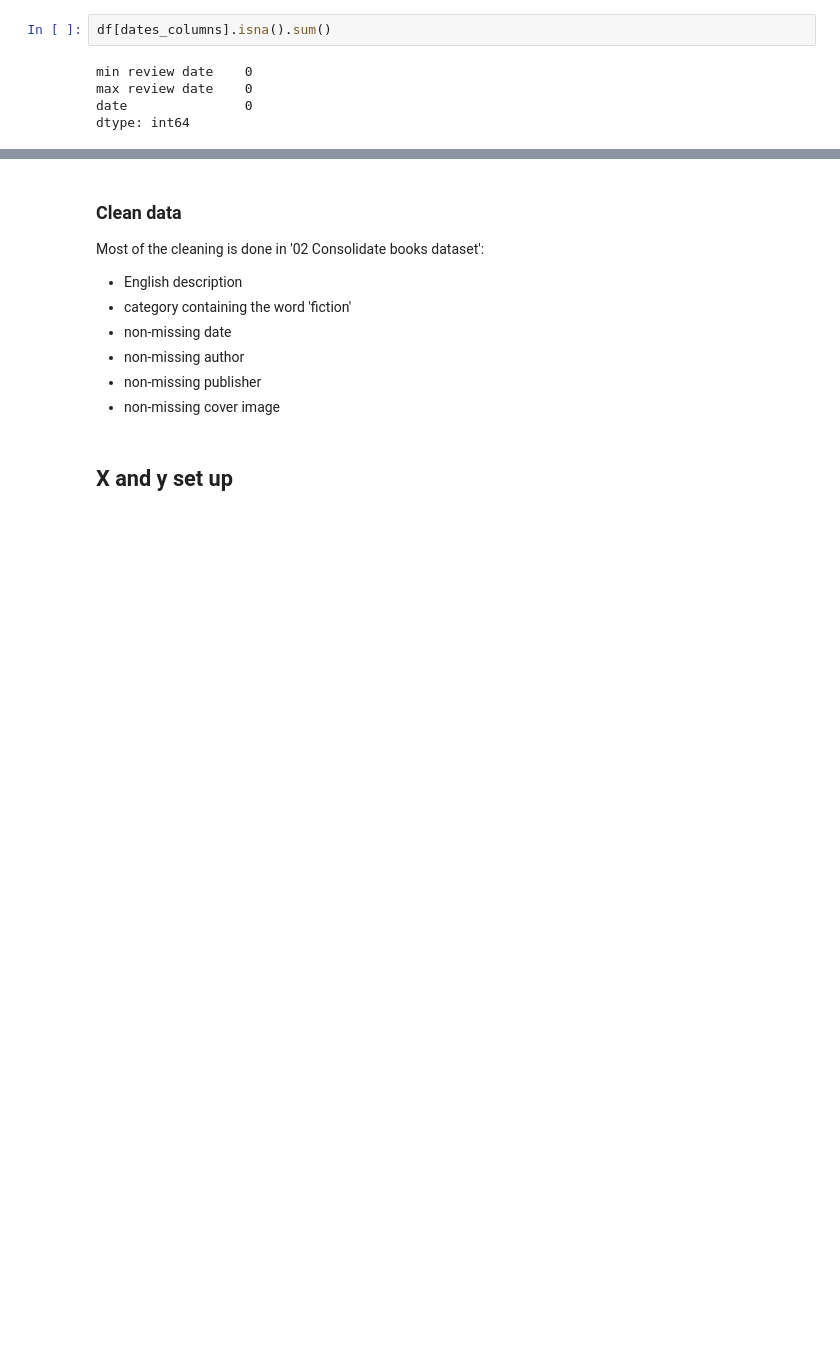
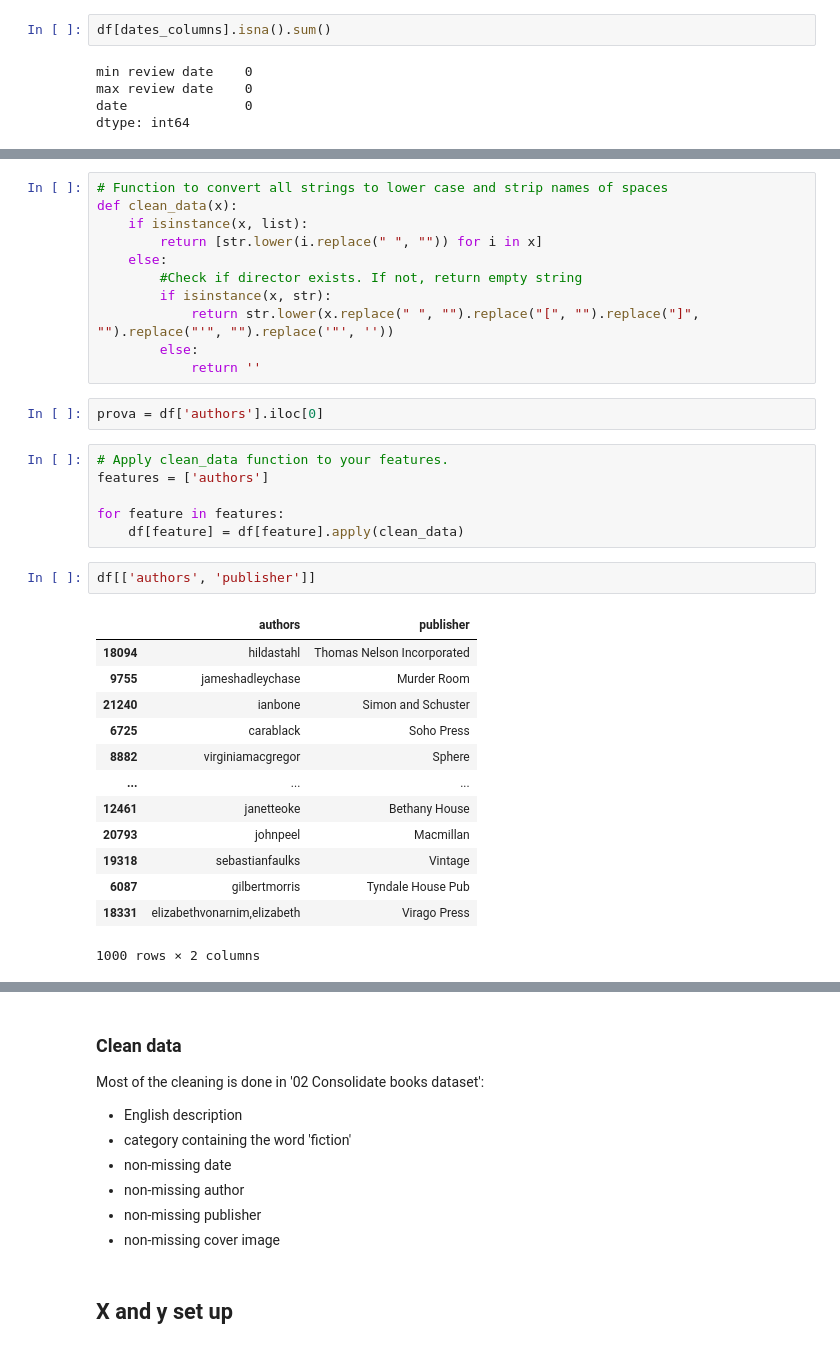
Before and after one commit to MargheSerena/Group-project, a Jupyter notebook: 03 ML set up_MF.ipynb, the cells around one changed output, grey strips where cells are left out. Saved outputs shown, nothing was run; the diff lists cells and outputs as text; blank space fills up the shorter version.

```diff
--- a/03 ML set up_MF.ipynb
+++ b/03 ML set up_MF.ipynb
@@ -158,0 +174,35 @@ dtype: int64
+# %%
+# Function to convert all strings to lower case and strip names of spaces
+def clean_data(x):
+    if isinstance(x, list):
+        return [str.lower(i.replace(" ", "")) for i in x]
+    else:
+        #Check if director exists. If not, return empty string
+        if isinstance(x, str):
+            return str.lower(x.replace(" ", "").replace("[", "").replace("]", "").replace("'", "").replace('"', ''))
+        else:
+            return ''
+# %%
+prova = df['authors'].iloc[0]
+# %%
+# Apply clean_data function to your features.
+features = ['authors']
+
+for feature in features:
+    df[feature] = df[feature].apply(clean_data)
+# %%
+df[['authors', 'publisher']]
+# %% [output]
+|  | authors | publisher |
+| 18094 | hildastahl | Thomas Nelson Incorporated |
+| 9755 | jameshadleychase | Murder Room |
+| 21240 | ianbone | Simon and Schuster |
+| 6725 | carablack | Soho Press |
+| 8882 | virginiamacgregor | Sphere |
+| ... | ... | ... |
+| 12461 | janetteoke | Bethany House |
+| 20793 | johnpeel | Macmillan |
+| 19318 | sebastianfaulks | Vintage |
+| 6087 | gilbertmorris | Tyndale House Pub |
+| 18331 | elizabethvonarnim,elizabeth | Virago Press |
+1000 rows × 2 columns
```
Also changed, not shown: parts of 25 cells of this notebook.
